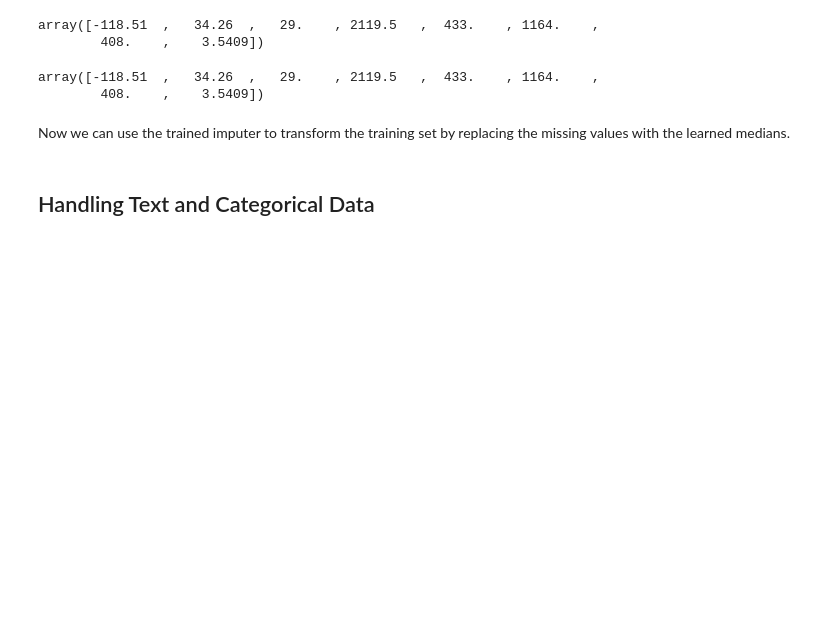
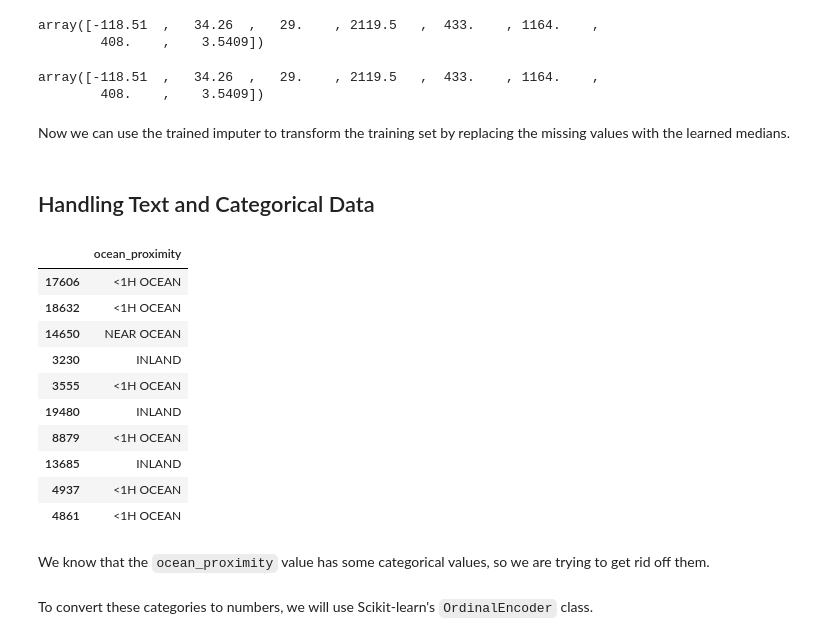
Before and after one commit to egehurturk/Hands-On-Machine-Learning-Book-Notes, a Jupyter notebook: End to End ML Project.ipynb, the cells around one changed output. Cells and saved outputs as stored; diff of their text form; code cells hidden in the pictures; blank space fills up the shorter version.

```diff
--- a/End to End ML Project.ipynb
+++ b/End to End ML Project.ipynb
@@ -378,3 +378,22 @@ X = imputer.transform(housing_num)
 housing_tr = pd.DataFrame(X, columns=housing_num.columns, index=housing_num.index)
 # %% [markdown]
 ## Handling Text and Categorical Data
+# %%
+housing_cat = housing[['ocean_proximity']]
+housing_cat.head(10)
+# %% [output]
+|  | ocean_proximity |
+| 17606 | <1H OCEAN |
+| 18632 | <1H OCEAN |
+| 14650 | NEAR OCEAN |
+| 3230 | INLAND |
+| 3555 | <1H OCEAN |
+| 19480 | INLAND |
+| 8879 | <1H OCEAN |
+| 13685 | INLAND |
+| 4937 | <1H OCEAN |
+| 4861 | <1H OCEAN |
+# %% [markdown]
+We know that the `ocean_proximity` value has some categorical values, so we are trying to get rid off them.
+# %% [markdown]
+To convert these categories to numbers, we will use Scikit-learn's `OrdinalEncoder` class.
```
Also changed, not shown: parts of 51 cells of this notebook.
